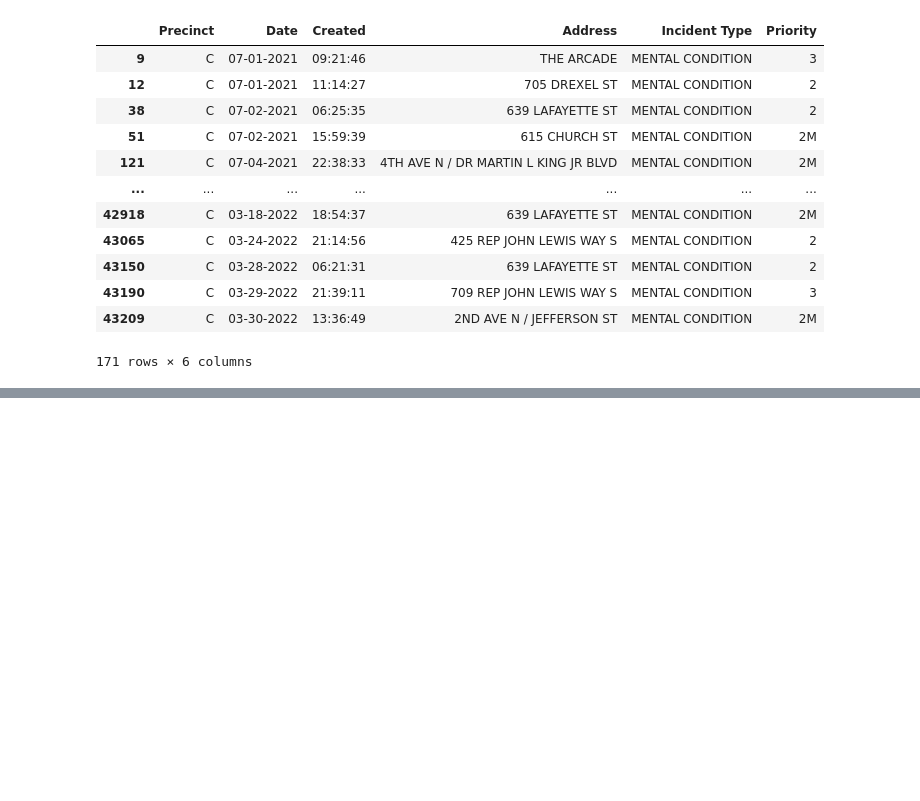
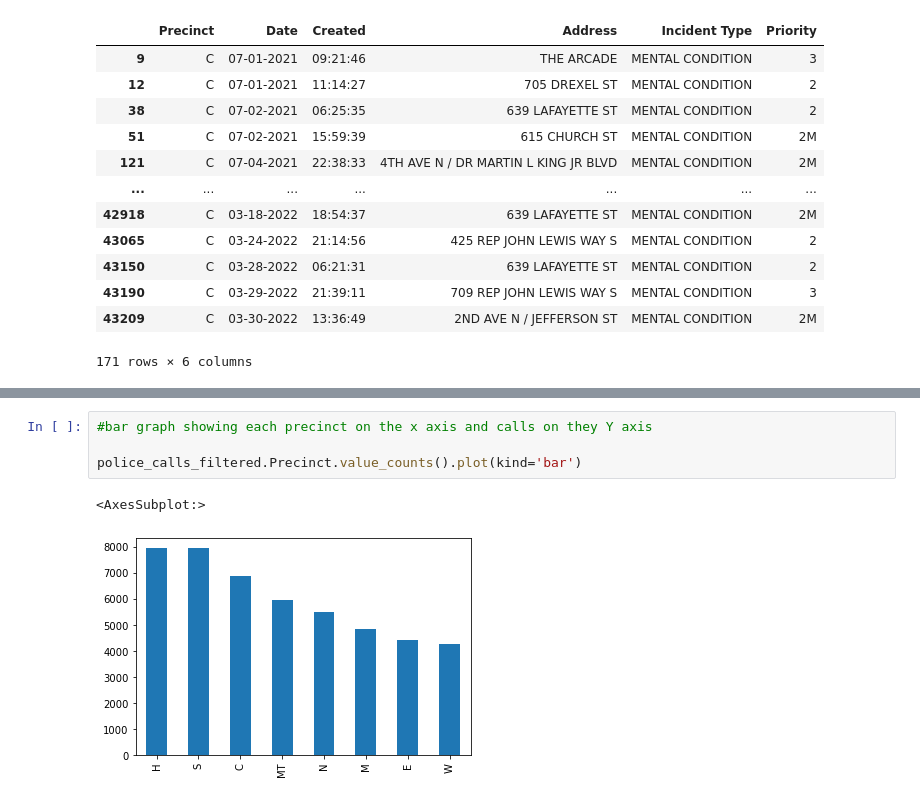
Before and after one commit to parallel-parker/partners_in_care, a Jupyter notebook: Notebook/Police_Calls_1.ipynb, the cells around one changed output, grey strips where cells are left out. Cells and saved outputs as stored; diff of their text form; blank space fills up the shorter version.

```diff
--- a/Notebook/Police_Calls_1.ipynb
+++ b/Notebook/Police_Calls_1.ipynb
@@ -417,0 +453,7 @@ police_calls_filtered=police_calls.loc[(police_calls['Precinct'] == 'C')
+# %%
+#bar graph showing each precinct on the x axis and calls on they Y axis
+
+police_calls_filtered.Precinct.value_counts().plot(kind='bar')
+# %% [output]
+<AxesSubplot:>
+[figure, added]
```
Also changed, not shown: parts of 26 cells of this notebook, 7 other files.
